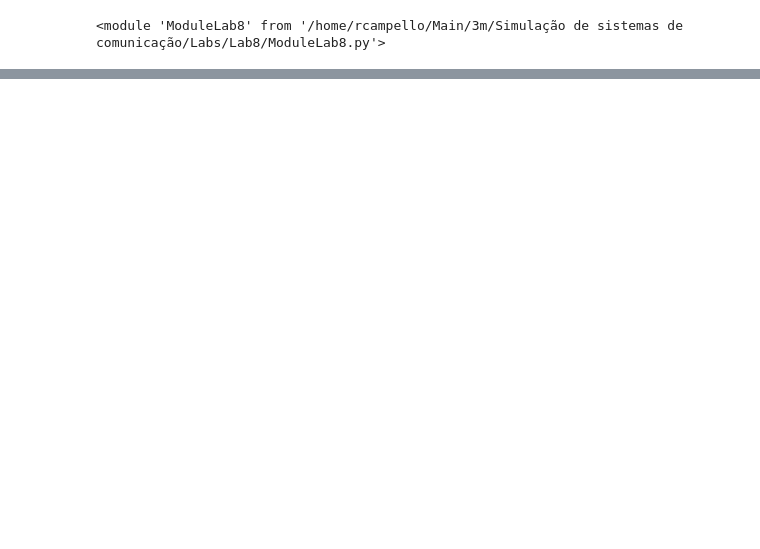
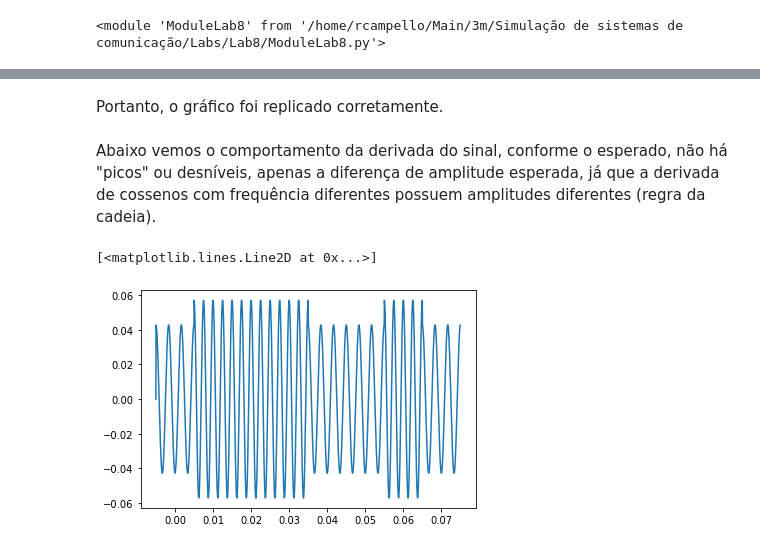
Before and after one commit to rafaelmcam/PeterMathysCommunicationsLab, a Jupyter notebook: Lab8/Lab8.ipynb, the cells around one changed output, grey strips where cells are left out. Cells and saved outputs as stored; diff of their text form; code cells hidden in the pictures; blank space fills up the shorter version.

```diff
--- a/Lab8/Lab8.ipynb
+++ b/Lab8/Lab8.ipynb
@@ -1129,2 +936,0 @@ reload(ModuleLab8)
-# %%
-sig_xt = ModuleLab8.cpfskxmtr(2, dn, 44100, 'rect', [], [300, 100])
@@ -1154,2 +937,10 @@ np.exp(1j * 2 * np.pi * 400)
+# %% [markdown]
+Portanto, o gráfico foi replicado corretamente.
+# %% [markdown]
+Abaixo vemos o comportamento da derivada do sinal, conforme o esperado, não há "picos" ou desníveis, apenas a diferença de amplitude esperada, já que a derivada de cossenos com frequência diferentes possuem amplitudes diferentes (regra da cadeia).
 # %%
-np.exp(1j * 2 * np.pi * 400 * sig_xt.timeAxis())
+d1 = np.diff(sig_xt.signal(), prepend = sig_xt.signal()[0])
+plt.plot(sig_xt.timeAxis(), d1)
+# %% [output]
+[<matplotlib.lines.Line2D at 0x...>]
+[figure, added]
```
Also changed, not shown: parts of 76 cells of this notebook, 2 other files.
